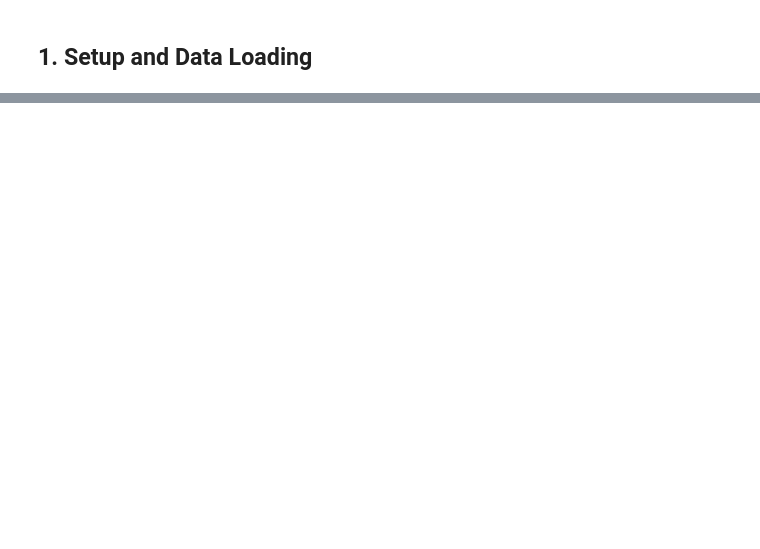
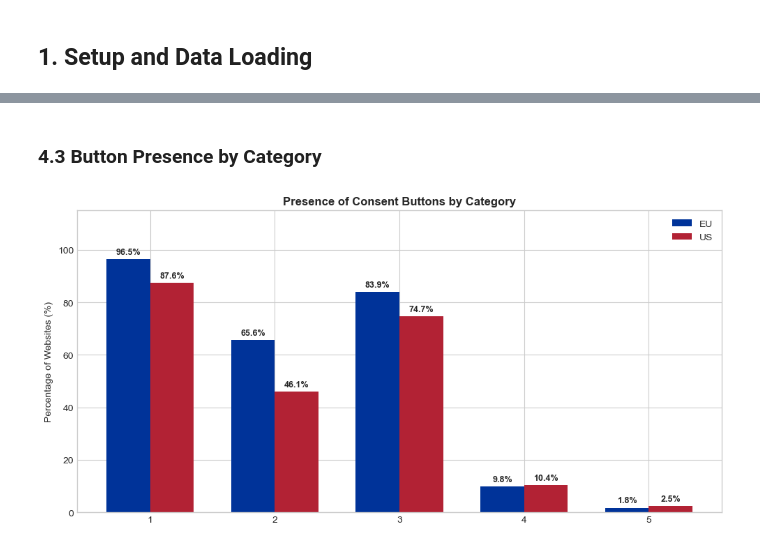
Before and after one commit to FlyinHedgehog/consent-observatory-tool-analysis, a Jupyter notebook: notebooks/results_analysis.ipynb, the cells around one changed output, grey strips where cells are left out. Saved outputs shown, nothing was run; the diff lists cells and outputs as text; code cells hidden in the pictures; blank space fills up the shorter version.

```diff
--- a/notebooks/results_analysis.ipynb
+++ b/notebooks/results_analysis.ipynb
@@ -580,0 +473,16 @@ Silent tracking EU: 87.1%
+# %%
+# create a function to build the 1/0 matrix (to show if a specific button category exists or not)
+def get_button_existence(df):
+    # crosstab counts occurrences, but we just want to know if it's > 0
+    matrix = pd.crosstab(df['website_url'], df['category'])
+
+    # Convert counts to 1 (Exists) or 0 (Does not exist)
+    existence_df = (matrix > 0).astype(int)
+    return existence_df
+
+# Apply to your button dataframes (replace with your actual dataframe names if different)
+eu_button_exist = get_button_existence(df_eu_normalized_buttons)
+us_button_exist = get_button_existence(df_us_normalized_buttons)
+
+print("EU Button Existence Matrix (Preview)")
+display(eu_button_exist.head())
@@ -580,0 +498,43 @@ Silent tracking EU: 87.1%
+# %% [markdown]
+### 4.3 Button Presence by Category
+# %%
+# calculate percentage of websites that have each button
+eu_btn_pct = (eu_button_exist.mean() * 100).rename('EU')
+us_btn_pct = (us_button_exist.mean() * 100).rename('US')
+
+# combine into one table and fill missing categories with 0
+btn_comparison = pd.concat([eu_btn_pct, us_btn_pct], axis=1).fillna(0)
+
+# plot the comparison
+categories = btn_comparison.index
+x = np.arange(len(categories))
+width = 0.35
+
+fig, ax = plt.subplots()
+
+# assign the bars to variables so we can loop through them
+bars_eu = ax.bar(x - width/2, btn_comparison['EU'], width, label='EU', color=COLORS['EU'])
+bars_us = ax.bar(x + width/2, btn_comparison['US'], width, label='US', color=COLORS['US'])
+
+ax.set_ylabel('Percentage of Websites (%)')
+ax.set_title('Presence of Consent Buttons by Category', fontweight='bold')
+ax.set_xticks(x)
+ax.set_xticklabels(categories)
+ax.set_ylim(0, 115) # Increased from 100 to 115 to leave room for the text labels!
+ax.legend()
+
+# add the percentage values on top of the bars
+for bars in [bars_eu, bars_us]:
+    for bar in bars:
+        height = bar.get_height()
+        ax.annotate(f'{height:.1f}%', # formats to 1 decimal place with a % sign
+                    xy=(bar.get_x() + bar.get_width() / 2, height),
+                    xytext=(0, 3),  # 3 points vertical offset
+                    textcoords="offset points",
+                    ha='center', va='bottom',
+                    fontweight='bold', fontsize=9)
+
+plt.tight_layout()
+plt.show()
+# %% [output]
+[figure, added]
```
Also changed, not shown: parts of 54 cells of this notebook, 6 other files.
